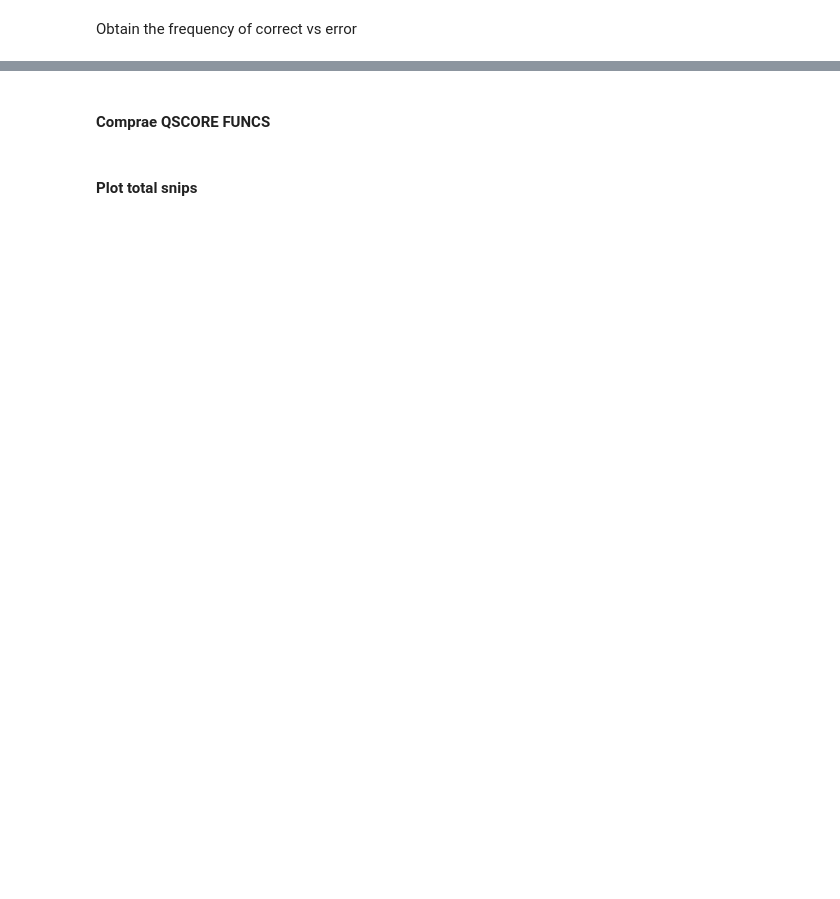
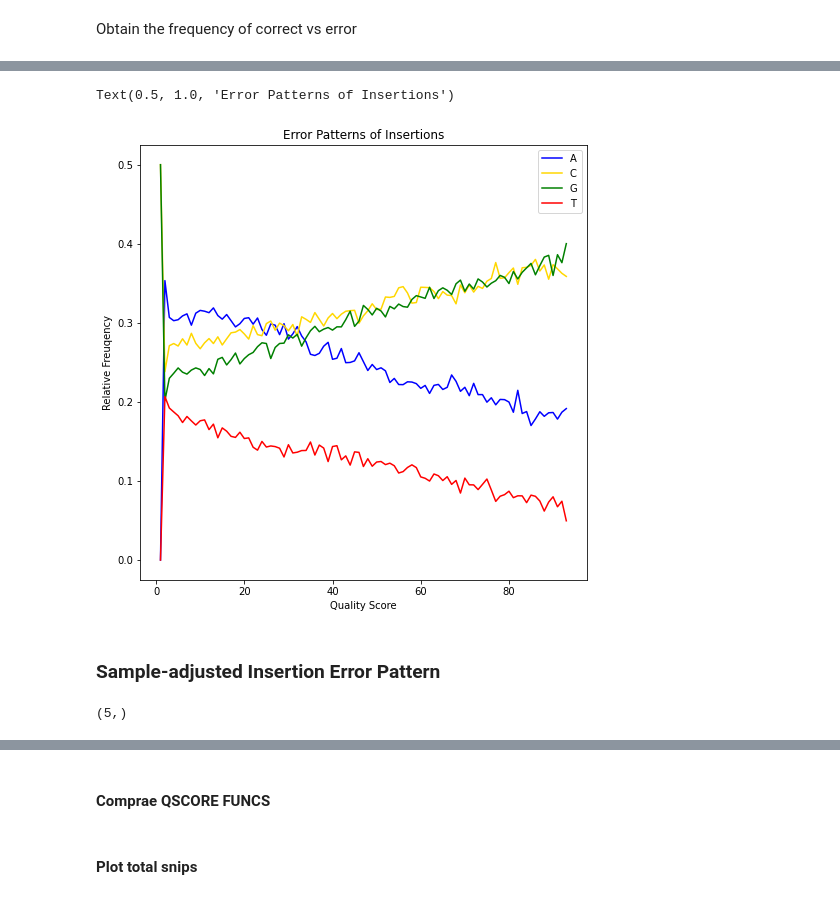
Before and after one commit to Davidebear/mutalib, a Jupyter notebook: tracking.ipynb, the cells around one changed output, grey strips where cells are left out. Cells and saved outputs as stored; diff of their text form; code cells hidden in the pictures; blank space fills up the shorter version.

```diff
--- a/tracking.ipynb
+++ b/tracking.ipynb
@@ -997,0 +929,41 @@ with open('pickle/v1TrackingIndelsRFPonly.pickle', 'wb') as f:
+# %%
+# Convert tracker into a Q-stacked conditional matrix
+all_list = ['A', 'C', 'G', 'T', '-']
+nuc_list = ['A', 'C', 'G', 'T']
+
+def track_to_cem(dictionary, is_snip=False):
+
+    shape_indels = (5, 5)
+    shape_snps = (4, 4)
+
+    nuc_list = ['A', 'C', 'G', 'T']
+
+    if is_snip:
+        to_return = np.zeros((94, 4, 4))
+        shape = shape_snps
+    else:
+        to_return = np.zeros((94, 5, 5))
+        nuc_list.append('-')
+        shape = shape_indels
+
+    for q in range(33, 127):
+
+        cem_at_q = np.zeros(shape)
+
+        for nuc in nuc_list:
+            row = dictionary[nuc].get(q)[1:]
+            cem_at_q[:, nuc_hot_encode(nuc)] = row
+
+        cem_at_q /= np.sum(cem_at_q, axis=0)
+
+        to_return[q-33] = cem_at_q
+
+    return to_return
+# %%
+SC = track_to_cem(snips_all, is_snip=True)
+IC = track_to_cem(indels_all, is_snip=False)
+# import pickle
+# with open('pickle/cem_snips_tensor.pickle', 'wb') as f:
+#     pickle.dump(SC, f)
+# with open('pickle/cem_indels_tensor.pickle', 'wb') as f:
+#     pickle.dump(IC, f)
@@ -997,0 +1015,24 @@ with open('pickle/v1TrackingIndelsRFPonly.pickle', 'wb') as f:
+# %%
+ax = plot_nuc_cem(IC, '-', is_snip=False, colors=['blue', 'gold', 'green', 'red'])
+ax.set_title('Error Patterns of Insertions')
+# %% [output]
+Text(0.5, 1.0, 'Error Patterns of Insertions')
+[figure, added]
+# %% [markdown]
+### Sample-adjusted Insertion Error Pattern
+# %%
+# Use compositional probability found earlier
+# RFPsupport = dict(zip(['A', 'C', 'G', 'T'], [0.23, 0.32, 0.31, 0.15]))
+test = np.array([0.25, 0.32, 0.31, 0.15])
+scale = np.ones((5))
+scale[:-1]= 0.15/test
+scale = np.transpose(scale)
+print(scale.shape)
+
+import copy
+hello = copy.deepcopy(IC)
+for idx in range(94):
+    for i, s in enumerate(scale):
+        hello[idx][i] *= s
+# %% [output]
+(5,)
```
Also changed, not shown: parts of 57 cells of this notebook, 5 other files.
